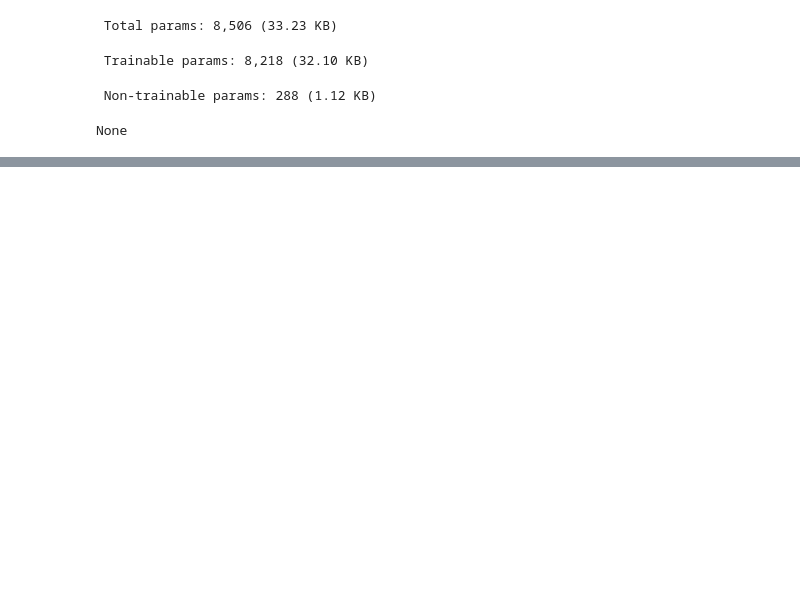
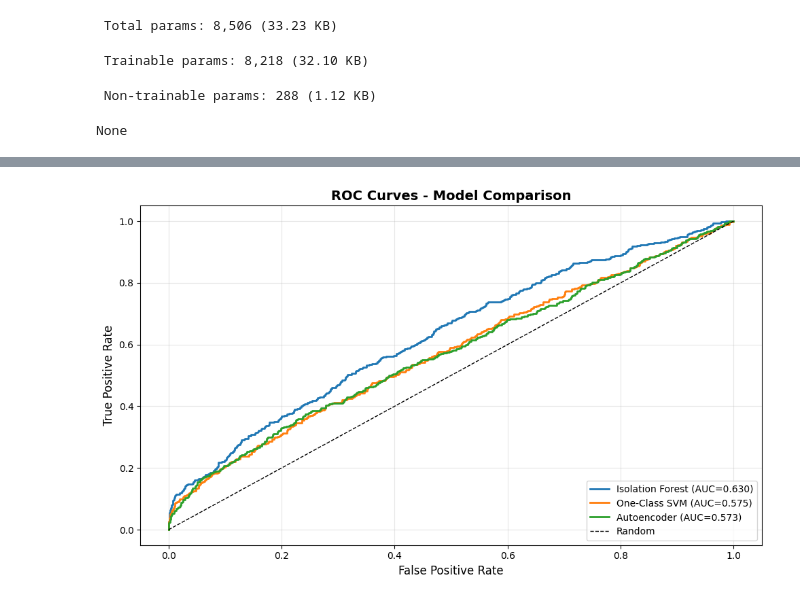
Before and after one commit to Karthik1319/Fraud-Detection-System, a Jupyter notebook: model_development.ipynb, the cells around one changed output, grey strips where cells are left out. Drawn from its saved outputs; the diff is of its cells as text; code cells hidden in the pictures; blank space fills up the shorter version.

```diff
--- a/model_development.ipynb
+++ b/model_development.ipynb
@@ -275,0 +514,29 @@ Autoencoder trained successfully
+# %%
+# Visualization: ROC Curves
+plt.figure(figsize=(10, 6))
+
+# Isolation Forest
+fpr_iso, tpr_iso, _ = roc_curve(y_test, iso_scores_test)
+plt.plot(fpr_iso, tpr_iso, label=f'Isolation Forest (AUC={results[0]["auc"]:.3f})', linewidth=2)
+
+# One-Class SVM
+fpr_svm, tpr_svm, _ = roc_curve(y_test, svm_scores_test)
+plt.plot(fpr_svm, tpr_svm, label=f'One-Class SVM (AUC={results[1]["auc"]:.3f})', linewidth=2)
+
+# Autoencoder
+fpr_ae, tpr_ae, _ = roc_curve(y_test, ae_scores_test)
+plt.plot(fpr_ae, tpr_ae, label=f'Autoencoder (AUC={results[2]["auc"]:.3f})', linewidth=2)
+
+# Diagonal line
+plt.plot([0, 1], [0, 1], 'k--', label='Random', linewidth=1)
+
+plt.xlabel('False Positive Rate', fontsize=12)
+plt.ylabel('True Positive Rate', fontsize=12)
+plt.title('ROC Curves - Model Comparison', fontsize=14, fontweight='bold')
+plt.legend(loc='lower right', fontsize=10)
+plt.grid(True, alpha=0.3)
+plt.tight_layout()
+plt.savefig('roc_curves.png', dpi=300, bbox_inches='tight')
+plt.show()
+# %% [output]
+[figure, added]
```
Also changed, not shown: parts of 29 cells of this notebook, 3 other files.
